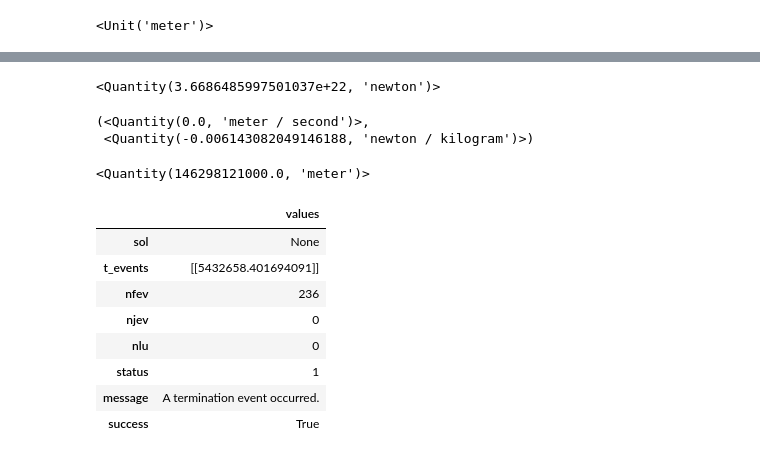
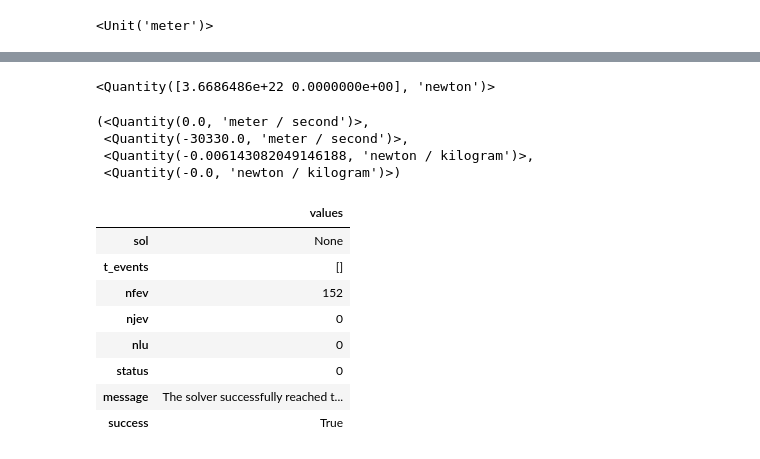
Before and after one commit to hardlyrichie/ModSimPy, a Jupyter notebook: code/orbit_homework.ipynb, the cells around one changed output, grey strips where cells are left out. Drawn from its saved outputs; the diff is of its cells as text; code cells hidden in the pictures.

```diff
--- a/code/orbit_homework.ipynb
+++ b/code/orbit_homework.ipynb
@@ -33,7 +38,9 @@ m = UNITS.meter
 
 r_0 = 147e9 * m
 
-init = State(r = r_0,
-             v = 0 * m / s)
+init = State(x = r_0,
+             y = 0 * m,
+             vx = 0 * m / s,
+             vy = -30330 * m / s)
 # %% [output]
 |  | values |
@@ -51,6 +60,6 @@ system = System(init=init,
                 r_final=r_sun + r_earth,
                 m2=5.972e24 * kg,
                 t_0=0 * s,
-                t_end=1e7 * s)
+                t_end=1 * UNITS.year)
 # %% [output]
 |  | values |
@@ -70,15 +79,20 @@ def universal_gravitation(state, system):
     state: State object with distance r
     system: System object with m1, m2, and G
     """
-    r, v = state
+    x, y, vx, vy = state
     unpack(system)
 
-    force = G * m1 * m2 / r**2
-    return force
+    displacement = Vector(x, y)
+
+    force = G * m1 * m2 / displacement.mag**2
+
+#     forceX, forceY = pol2cart(displacement.angle, force)
+
+    return Vector(force * math.cos(displacement.angle), force * math.sin(displacement.angle))
 # %%
 universal_gravitation(init, system)
 # %% [output]
-<Quantity(3.6686485997501037e+22, 'newton')>
+<Quantity([3.6686486e+22 0.0000000e+00], 'newton')>
 # %%
 # The slope function
 
@@ -91,19 +105,22 @@ def slope_func(state, t, system):
 
     returns: derivatives of y and v
     """
-    y, v = state
+    x, y, vx, vy = state
     unpack(system)
 
-    force = universal_gravitation(state, system)
-    dydt = v
-    dvdt = -force / m2
+    force = -universal_gravitation(state, system)
 
-    return dydt, dvdt
+    dvxdt = force.x / m2
+    dvydt = force.y / m2
+
+    return vx, vy, dvxdt, dvydt
 # %%
 # Always test the slope function!
 
 slope_func(init, 0, system)
 # %% [output]
 (<Quantity(0.0, 'meter / second')>,
- <Quantity(-0.006143082049146188, 'newton / kilogram')>)
+ <Quantity(-30330.0, 'meter / second')>,
+ <Quantity(-0.006143082049146188, 'newton / kilogram')>,
+ <Quantity(-0.0, 'newton / kilogram')>)
 # %%
@@ -116,21 +133,19 @@ def event_func(state, t, system):
 # %%
-# Always test the event function!
+# # Always test the event function!
 
-event_func(init, 0, system)
+# event_func(init, 0, system)
-# %% [output]
-<Quantity(146298121000.0, 'meter')>
 # %%
 # Finally we can run the simulation
 
-results, details = run_ode_solver(system, slope_func, events=event_func)
+results, details = run_ode_solver(system, slope_func)
 details
 # %% [output]
 |  | values |
 | sol | None |
-| t_events | [[5432658.401694091]] |
-| nfev | 236 |
+| t_events | [] |
+| nfev | 152 |
 | njev | 0 |
 | nlu | 0 |
-| status | 1 |
-| message | A termination event occurred. |
+| status | 0 |
+| message | The solver successfully reached t... |
 | success | True |
```
Also changed, not shown: parts of 13 cells of this notebook, 3 other files.
